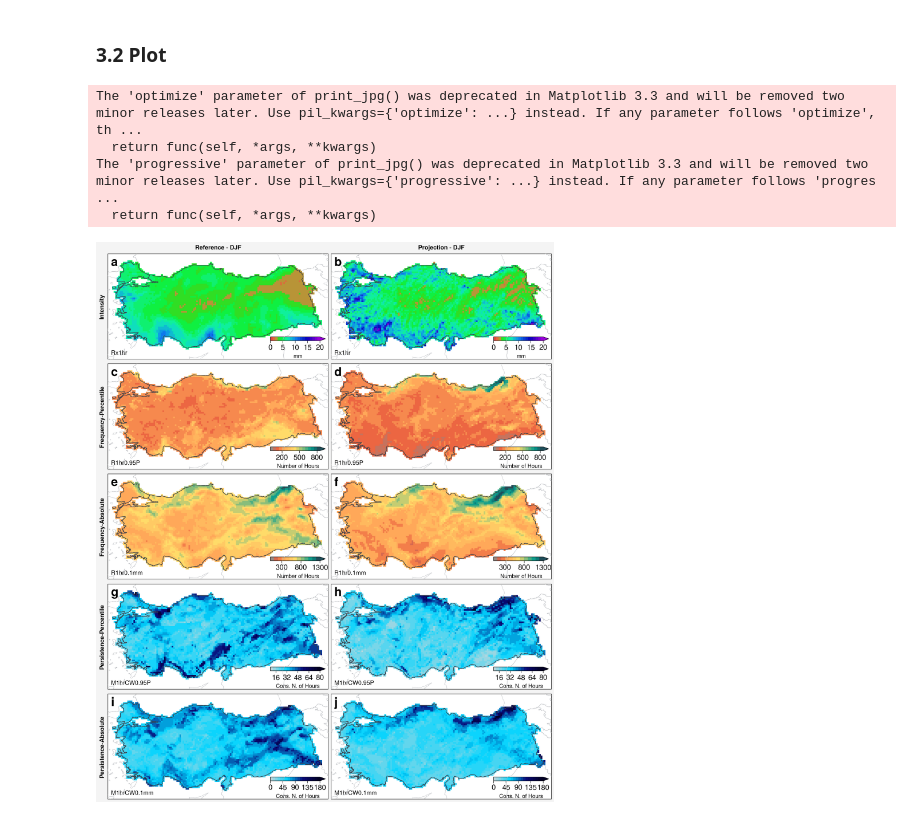
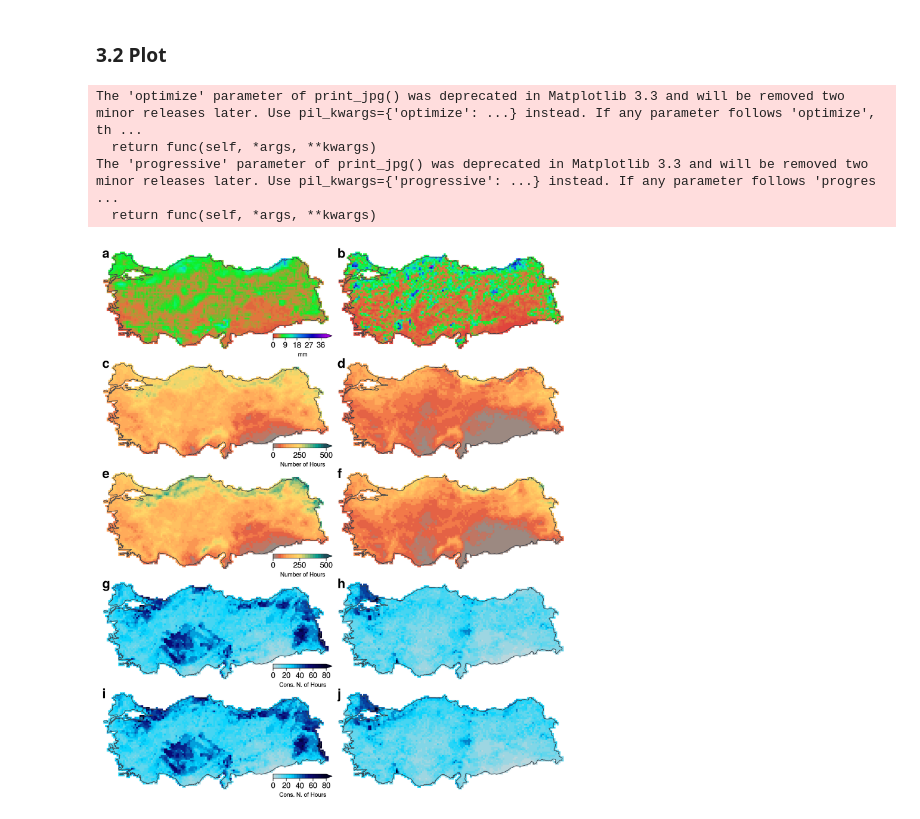
Before and after one commit to donmezkutay/msc-thesis-codes, a Jupyter notebook: BC_compare_reference_projection_indices.ipynb, the cells around one changed output. Saved outputs shown, nothing was run; the diff lists cells and outputs as text; code cells hidden in the pictures.

Commit message:
#create compariosn graphic for JJA

```diff
--- a/BC_compare_reference_projection_indices.ipynb
+++ b/BC_compare_reference_projection_indices.ipynb
@@ -30,13 +30,14 @@ The autoreload extension is already loaded. To reload it, use:
 # %%
 # bias algorithm
 bias_algo = 'QDM'
-season = 'DJF' # DJF or JJA
+season = 'JJA' # DJF or JJA
 
 # general data path
 path_general = fr'/mnt/e/JupyterLab/Yuksek_Lisans/msc_thesis_data'
 
 # variable name
 name_variable_cosmo = 'TOT_PREC'
+path_save = fr'{path_general}/data/{name_variable_cosmo}/'
 # %% [markdown]
 ### 1.1 Functions
 # %%
@@ -319,8 +338,8 @@ fig, axs = proplot.subplots(fig_array,
                             proj=lcc,
                             hratios=tuple(np.ones(len(fig_array), dtype=int)),
                             includepanels=True,
-                            hspace=0.86,
-                            wspace=0.56,
+                            hspace=-0.46,
+                            wspace=-0.16,
                             sharey=0
                            )
 
@@ -340,15 +359,15 @@ axs.format(lonlim=(25.8, 45.1),
           )
 
 # format headers
-axs.format(rowlabels=col_names,
-           collabels=[fr'Reference - {season}',
-                      fr'Projection - {season}']
-          )
+#axs.format(rowlabels=col_names,
+#           collabels=[fr'Reference - {season}',
+#                      fr'Projection - {season}']
+#          )
 
 # geographic axes
 utils.plot_geographic_features(axs,
                                graphic_no
-                              )
+                              )#
 
 # meshes a and b
 for idx, dt_mesh_ab in enumerate([intensity_idx_ref, intensity_idx_proj]):
@@ -362,7 +381,7 @@ for idx, dt_mesh_ab in enumerate([intensity_idx_ref, intensity_idx_proj]):
                                   extend='max'
                                  )
     # colorbar
-    axs[idx].colorbar(mesh_ab,
+    axs[0].colorbar(mesh_ab,
                  label='mm',
                  loc='lr', length=10,  # length is em widths
                  tickminor=False, alpha=0.5,
@@ -374,7 +393,7 @@ for idx, dt_mesh_ab in enumerate([intensity_idx_ref, intensity_idx_proj]):
                 )
 
     # index title
-    axs[idx].format(title=idx_names[0], titleloc='ll')
+    #axs[idx].format(title=idx_names[0], titleloc='ll')
 
 # meshes c and d
 for idx, dt_mesh_cd in enumerate([freq_perc_idx_ref, freq_perc_idx_proj]):
@@ -388,7 +407,7 @@ for idx, dt_mesh_cd in enumerate([freq_perc_idx_ref, freq_perc_idx_proj]):
                                   extend='max'
                                  )
     # colorbar
-    axs[idx+2].colorbar(mesh_cd,
+    axs[2].colorbar(mesh_cd,
                  label='Number of Hours',
                  loc='lr', length=10,  # length is em widths
                  tickminor=False, alpha=0.5,
@@ -401,7 +420,7 @@ for idx, dt_mesh_cd in enumerate([freq_perc_idx_ref, freq_perc_idx_proj]):
                 )
 
     # index title
-    axs[idx+2].format(title=idx_names[1], titleloc='ll')
+    #axs[idx+2].format(title=idx_names[1], titleloc='ll')
 
 # meshes e and f
 for idx, dt_mesh_ef in enumerate([freq_abs_idx_ref, freq_abs_idx_proj]):
@@ -415,7 +434,7 @@ for idx, dt_mesh_ef in enumerate([freq_abs_idx_ref, freq_abs_idx_proj]):
                                   extend='max'
                                  )
     # colorbar
-    axs[idx+4].colorbar(mesh_ef,
+    axs[4].colorbar(mesh_ef,
                  label='Number of Hours',
                  loc='lr', length=10,  # length is em widths
                  tickminor=False, alpha=0.5,
@@ -428,7 +447,7 @@ for idx, dt_mesh_ef in enumerate([freq_abs_idx_ref, freq_abs_idx_proj]):
                 )
 
     # index title
-    axs[idx+4].format(title=idx_names[2], titleloc='ll')
+    #axs[idx+4].format(title=idx_names[2], titleloc='ll')
 
 # meshes g and h
 for idx, dt_mesh_gh in enumerate([pers_perc_idx_ref, pers_perc_idx_proj]):
@@ -442,7 +461,7 @@ for idx, dt_mesh_gh in enumerate([pers_perc_idx_ref, pers_perc_idx_proj]):
                                   extend='max'
                                  )
     # colorbar
-    axs[idx+6].colorbar(mesh_gh,
+    axs[6].colorbar(mesh_gh,
                  label='Cons. N. of Hours',
                  loc='lr', length=10,  # length is em widths
                  tickminor=False, alpha=0.5,
@@ -454,7 +473,7 @@ for idx, dt_mesh_gh in enumerate([pers_perc_idx_ref, pers_perc_idx_proj]):
                 )
 
     # index title
-    axs[idx+6].format(title=idx_names[3], titleloc='ll')
+    #axs[idx+6].format(title=idx_names[3], titleloc='ll')
 
 # meshes i and j
 for idx, dt_mesh_ij in enumerate([pers_abs_idx_ref, pers_abs_idx_proj]):
@@ -462,33 +481,42 @@ for idx, dt_mesh_ij in enumerate([pers_abs_idx_ref, pers_abs_idx_proj]):
                                   dt_mesh_ij[name_lat],
                                   dt_mesh_ij.max(dim='year'),
                                   cmap=cmap_pers_abs,
                                   norm=norm_pers_abs,
                                   transform=lcc,
                                   zorder=20,
                                   extend='max'
                                  )
     # colorbar
-    axs[idx+8].colorbar(mesh_ij,
+    axs[8].colorbar(mesh_ij,
                  label='Cons. N. of Hours',
                  loc='lr', length=10,  # length is em widths
                  tickminor=False, alpha=0.5,
                  width=0.7,
                  labelsize = 9,
                  ticklabelsize = 12,
                  frame=False,
                  pad = 0.5,
                 )
 
     # index title
-    axs[idx+8].format(title=idx_names[4], titleloc='ll')
+    #axs[idx+8].format(title=idx_names[4], titleloc='ll')
+
+# set the aspect ratio of the plot to "equal"
+axs.set_aspect('equal')
+
+fig.patch.set_visible(False)
+axs.axis('off')
+
+# set the background color of the figure to match the map
+fig.set_facecolor('white')
 
 #save figure
 plt.savefig(fr'{path_general}/pictures/compare_reference_projection_indices_{season}.jpeg',
             bbox_inches='tight', optimize=True,
             progressive=True, dpi=300)
 # %% [output]
 The 'optimize' parameter of print_jpg() was deprecated in Matplotlib 3.3 and will be removed two minor releases later. Use pil_kwargs={'optimize': ...} instead. If any parameter follows 'optimize', th ...
   return func(self, *args, **kwargs)
 The 'progressive' parameter of print_jpg() was deprecated in Matplotlib 3.3 and will be removed two minor releases later. Use pil_kwargs={'progressive': ...} instead. If any parameter follows 'progres ...
   return func(self, *args, **kwargs)
-[figure, old version]
+[figure, new version]
```
Also changed, not shown: parts of 1 cell of this notebook, 1 other file.
